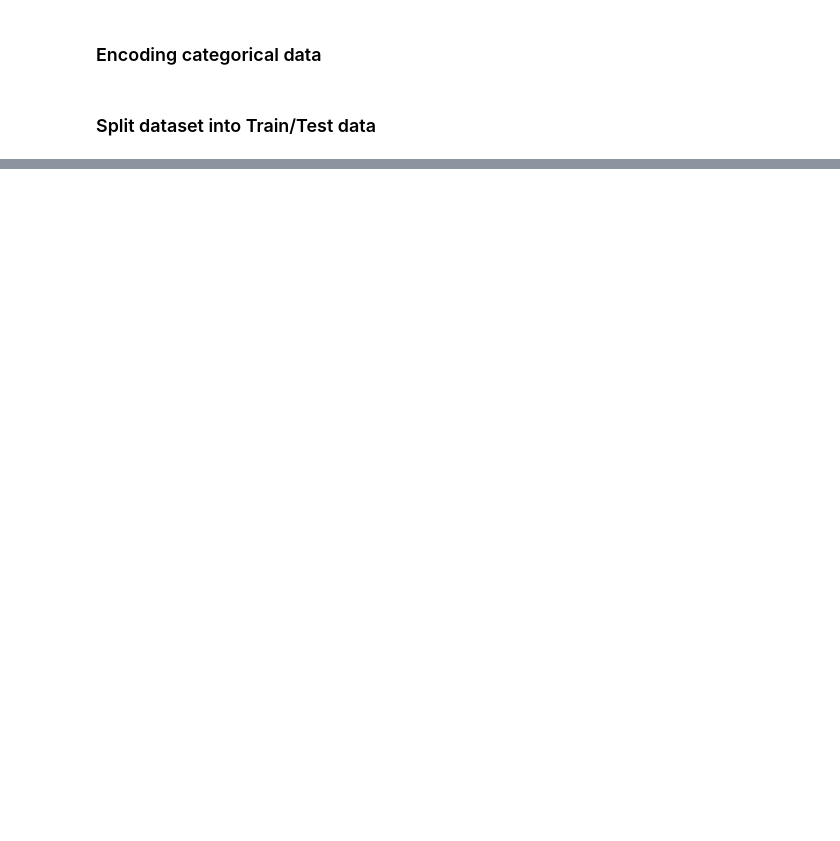
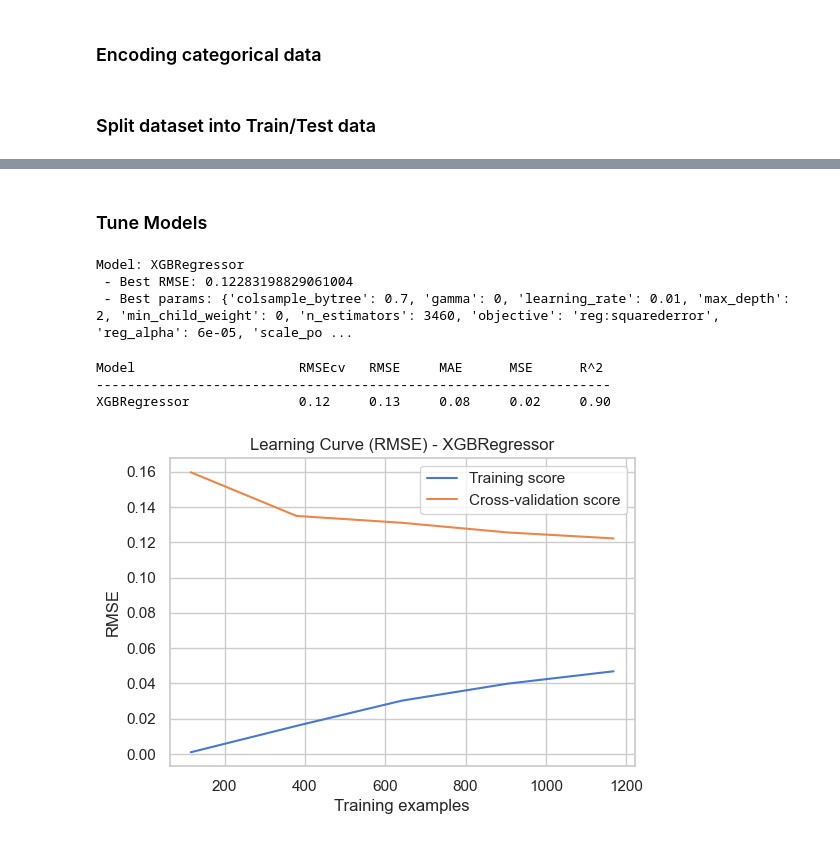
Before and after one commit to sjuanati/DataSciLabs, a Jupyter notebook: projects/kaggle/02_house_prices/house_prices.ipynb, the cells around one changed output, grey strips where cells are left out. Saved outputs shown, nothing was run; the diff lists cells and outputs as text; code cells hidden in the pictures; blank space fills up the shorter version.

```diff
--- a/projects/kaggle/02_house_prices/house_prices.ipynb
+++ b/projects/kaggle/02_house_prices/house_prices.ipynb
@@ -174,9 +203,15 @@ BsmtCond             37       2.53
 MasVnrArea            8       0.55
 Electrical            1       0.07
 # %%
-basement_columns = ['BsmtQual', 'BsmtCond', 'BsmtExposure', 'BsmtFinType1', 'BsmtFinType2']
-condition = (df_train['BsmtFinType2'].isnull()) & (df_train['BsmtFinType1'].notnull())
-df_train[condition][['Id'] + basement_columns]
+basement_columns = [
+    "BsmtQual",
+    "BsmtCond",
+    "BsmtExposure",
+    "BsmtFinType1",
+    "BsmtFinType2",
+]
+condition = (df_train["BsmtFinType2"].isnull()) & (df_train["BsmtFinType1"].notnull())
+df_train[condition][["Id"] + basement_columns]
 # %% [output]
 |  | Id | BsmtQual | BsmtCond | BsmtExposure | BsmtFinType1 | BsmtFinType2 |
 | 332 | 333 | Gd | TA | No | GLQ | NaN |
@@ -252,7 +291,9 @@ df_train.drop('Id', axis=1, inplace=True)
 ### Encoding categorical data
 # %%
 # List of columns to encode
-columns_to_encode = df_train.select_dtypes(include=['object', 'category']).columns.tolist()
+columns_to_encode = df_train.select_dtypes(
+    include=["object", "category"]
+).columns.tolist()
 encoded_df_train = pd.get_dummies(df_train, columns=columns_to_encode, drop_first=True)
 # %% [markdown]
 ### Split dataset into Train/Test data
@@ -363,0 +481,48 @@ xgboost: 0.1221 (0.0219)
+# %% [markdown]
+### Tune Models
+# %%
+params = {
+    "colsample_bytree": [0.7],
+    "gamma": [0],
+    "learning_rate": [0.01, 0.05],
+    "max_depth": [2, 3],
+    "min_child_weight": [0],
+    "n_estimators": [2500, 3460],
+    "objective": ["reg:squarederror"],
+    "reg_alpha": [0.00006],
+    "scale_pos_weight": [1],
+    "subsample": [0.7, 0.8],
+}
+
+evaluate_model_grid_search_cv(xgb, X_train, y_train, params, 5)
+# %% [output]
+Model: XGBRegressor
+ - Best RMSE: 0.12283198829061004
+ - Best params: {'colsample_bytree': 0.7, 'gamma': 0, 'learning_rate': 0.01, 'max_depth': 2, 'min_child_weight': 0, 'n_estimators': 3460, 'objective': 'reg:squarederror', 'reg_alpha': 6e-05, 'scale_po ...
+# %%
+# xgb = fit_xgb_regressor(
+#     0.01, 3460, 3, 0, 0, 0.7, 0.7, "reg:squarederror", 1, 0.00006
+# )  # rmse: 0.12
+xgb = fit_xgb_regressor(
+    colsample_bytree=0.7,
+    gamma=0,
+    learning_rate=0.01,
+    max_depth=3,
+    min_child_weight=0,
+    n_estimators=3460,
+    objective="reg:squarederror",
+    reg_alpha=0.00006,
+    scale_pos_weight=1,
+    subsample=0.7,
+)
+# %%
+models = [xgb]
+evaluate_models(models, 2)
+# %% [output]
+Model                     RMSEcv   RMSE     MAE      MSE      R^2
+------------------------------------------------------------------
+XGBRegressor              0.12     0.13     0.08     0.02     0.90
+# %%
+plot_learning_curve(xgb)
+# %% [output]
+[figure, added]
```
Also changed, not shown: parts of 39 cells of this notebook.
